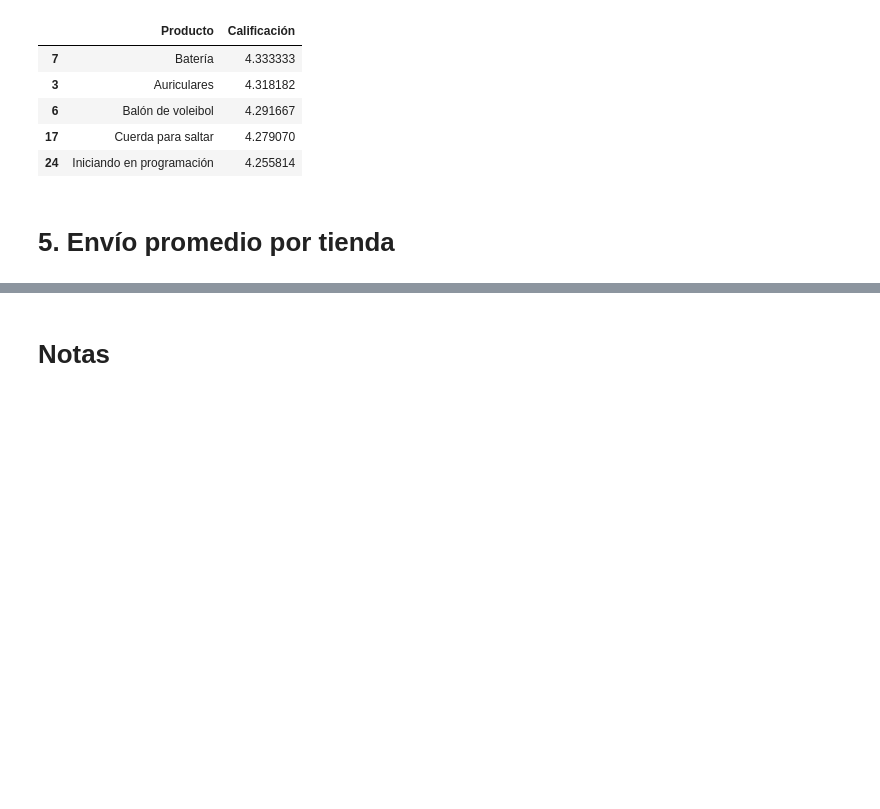
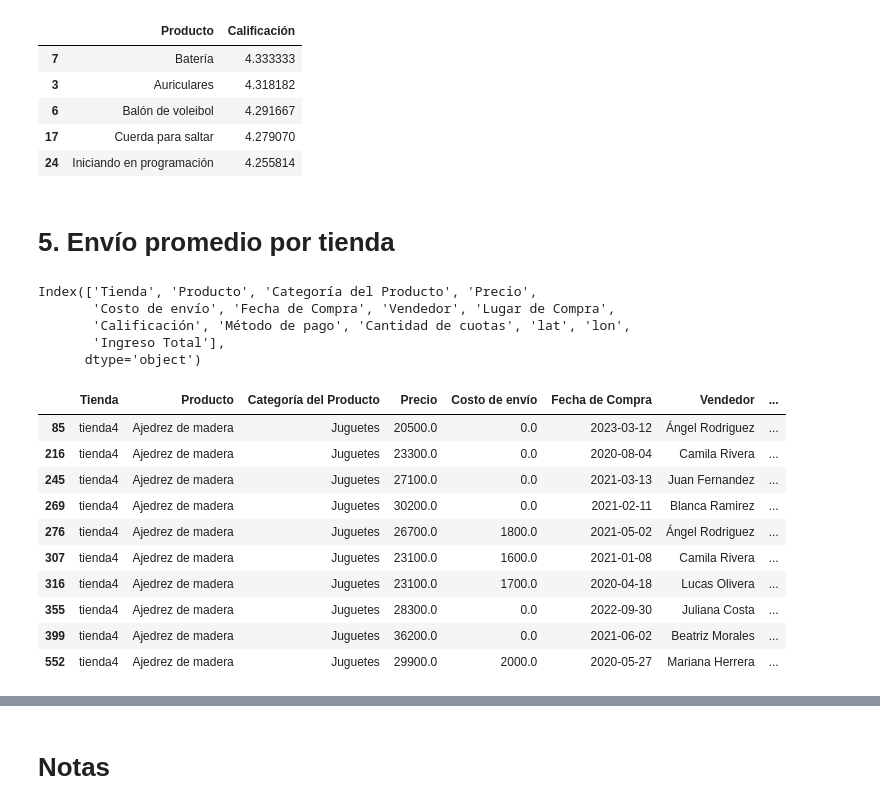
Before and after one commit to JCSR2022/challenge1-data-science-Alura, a Jupyter notebook: AluraStoreLatam.ipynb, the cells around one changed output, grey strips where cells are left out. Cells and saved outputs as stored; diff of their text form; code cells hidden in the pictures; blank space fills up the shorter version.

```diff
--- a/AluraStoreLatam.ipynb
+++ b/AluraStoreLatam.ipynb
@@ -1135,3 +1135,27 @@ df_cal_producto.head()
 | 24 | Iniciando en programación | 4.255814 |
 # %% [markdown]
 # 5. Envío promedio por tienda
+# %%
+df_all.columns
+# %% [output]
+Index(['Tienda', 'Producto', 'Categoría del Producto', 'Precio',
+       'Costo de envío', 'Fecha de Compra', 'Vendedor', 'Lugar de Compra',
+       'Calificación', 'Método de pago', 'Cantidad de cuotas', 'lat', 'lon',
+       'Ingreso Total'],
+      dtype='object')
+# %%
+df_envios = df_all.copy()
+df_envios['rel_envio_costo'] = df_envios['Costo de envío'] / df_envios['Ingreso Total']*100
+df_envios.sort_values(by=['Tienda','Producto'], ascending=[False, True]).head(10)
+# %% [output]
+|  | Tienda | Producto | Categoría del Producto | Precio | Costo de envío | Fecha de Compra | Vendedor | ... |
+| 85 | tienda4 | Ajedrez de madera | Juguetes | 20500.0 | 0.0 | 2023-03-12 | Ángel Rodriguez | ... |
+| 216 | tienda4 | Ajedrez de madera | Juguetes | 23300.0 | 0.0 | 2020-08-04 | Camila Rivera | ... |
+| 245 | tienda4 | Ajedrez de madera | Juguetes | 27100.0 | 0.0 | 2021-03-13 | Juan Fernandez | ... |
+| 269 | tienda4 | Ajedrez de madera | Juguetes | 30200.0 | 0.0 | 2021-02-11 | Blanca Ramirez | ... |
+| 276 | tienda4 | Ajedrez de madera | Juguetes | 26700.0 | 1800.0 | 2021-05-02 | Ángel Rodriguez | ... |
+| 307 | tienda4 | Ajedrez de madera | Juguetes | 23100.0 | 1600.0 | 2021-01-08 | Camila Rivera | ... |
+| 316 | tienda4 | Ajedrez de madera | Juguetes | 23100.0 | 1700.0 | 2020-04-18 | Lucas Olivera | ... |
+| 355 | tienda4 | Ajedrez de madera | Juguetes | 28300.0 | 0.0 | 2022-09-30 | Juliana Costa | ... |
+| 399 | tienda4 | Ajedrez de madera | Juguetes | 36200.0 | 0.0 | 2021-06-02 | Beatriz Morales | ... |
+| 552 | tienda4 | Ajedrez de madera | Juguetes | 29900.0 | 2000.0 | 2020-05-27 | Mariana Herrera | ... |
```
Also changed, not shown: parts of 5 cells of this notebook.
